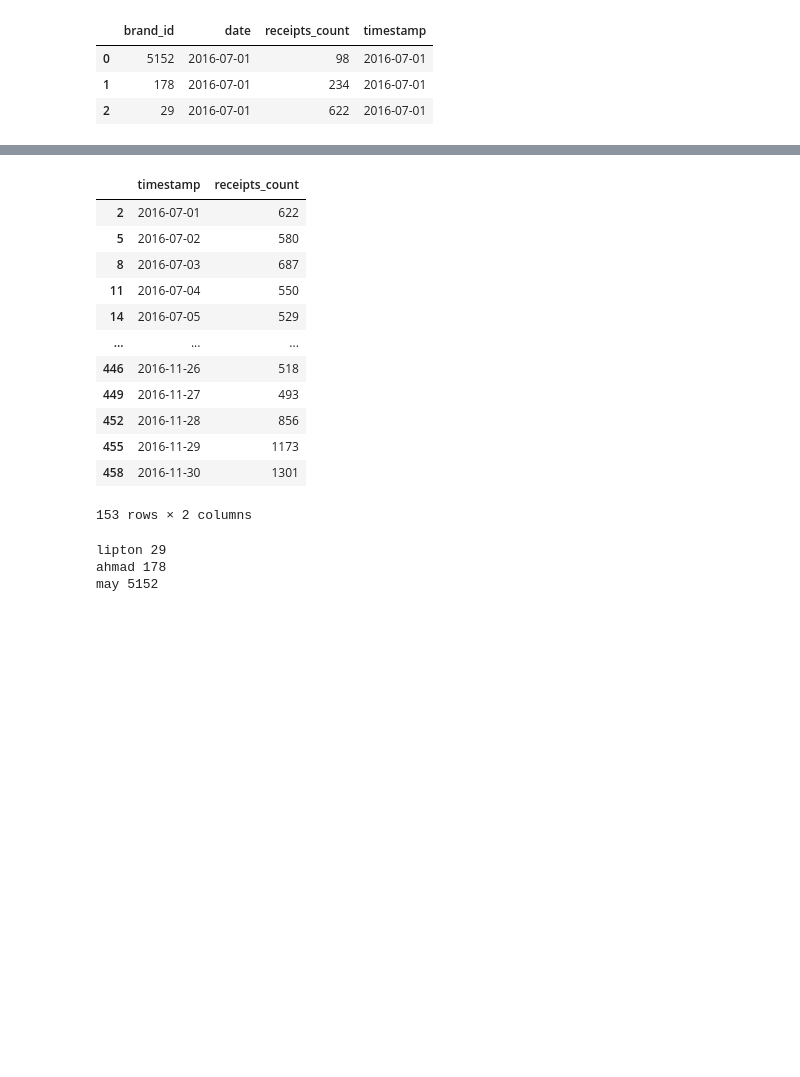
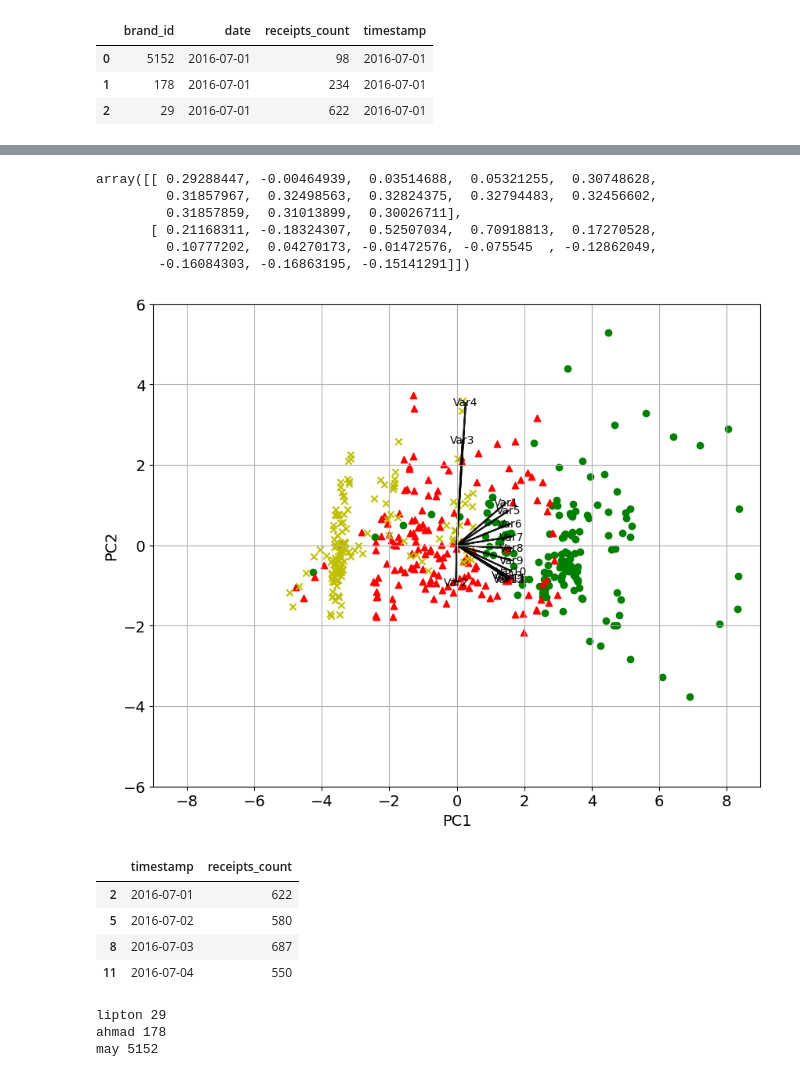
Before and after one commit to sawa25/project_8_2Y, a Jupyter notebook: lipton.ipynb, the cells around one changed output, grey strips where cells are left out. Drawn from its saved outputs; the diff is of its cells as text; code cells hidden in the pictures; blank space fills up the shorter version.

```diff
--- a/lipton.ipynb
+++ b/lipton.ipynb
@@ -53,0 +265,9 @@ df.head(3)
+# %%
+pca2.components_
+# %% [output]
+array([[ 0.29288447, -0.00464939,  0.03514688,  0.05321255,  0.30748628,
+         0.31857967,  0.32498563,  0.32824375,  0.32794483,  0.32456602,
+         0.31857859,  0.31013899,  0.30026711],
+       [ 0.21168311, -0.18324307,  0.52507034,  0.70918813,  0.17270528,
+         0.10777202,  0.04270173, -0.01472576, -0.075545  , -0.12862049,
+        -0.16084303, -0.16863195, -0.15141291]])
@@ -54,20 +307,17 @@ df.head(3)
+# %%
+biplot(X_new[:,0:2], np.transpose(pca2.components_[0:2, :]), y)
+plt.show()
+# %% [output]
+[figure, added]
 # %%
-lipton = df.loc[df['brand_id'].astype(int) == 29, ['timestamp', 'receipts_count']]
-lipton
+# lipton = df.loc[df['brand_id'].astype(int) == 29, ['timestamp', 'receipts_count']]
+# lipton[:4]
 # %% [output]
 |  | timestamp | receipts_count |
 | 2 | 2016-07-01 | 622 |
 | 5 | 2016-07-02 | 580 |
 | 8 | 2016-07-03 | 687 |
 | 11 | 2016-07-04 | 550 |
-| 14 | 2016-07-05 | 529 |
-| ... | ... | ... |
-| 446 | 2016-11-26 | 518 |
-| 449 | 2016-11-27 | 493 |
-| 452 | 2016-11-28 | 856 |
-| 455 | 2016-11-29 | 1173 |
-| 458 | 2016-11-30 | 1301 |
-153 rows × 2 columns
 # %%
 #разделить датасет по разным чаям,
 # и приготовить персентили для оценки статистических выбросов
```
Also changed, not shown: parts of 69 cells of this notebook, 1 other file.
